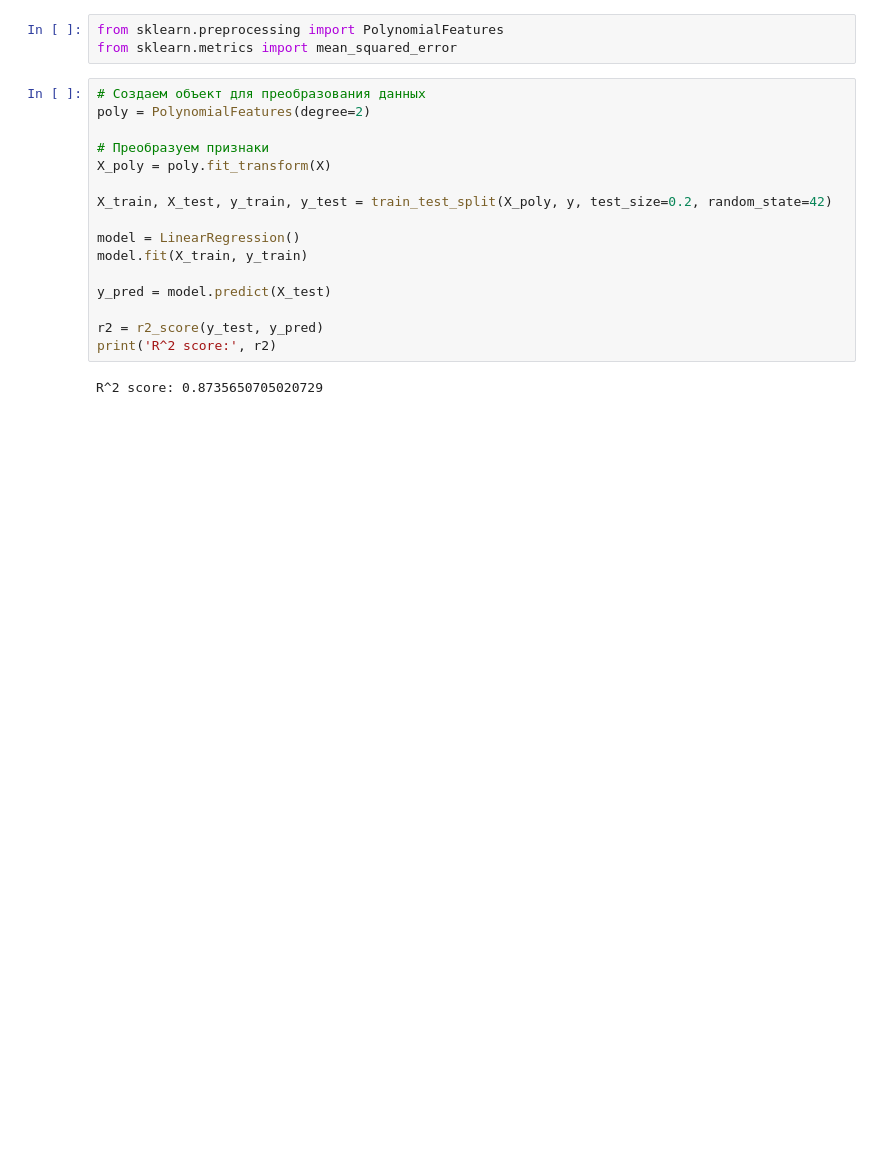
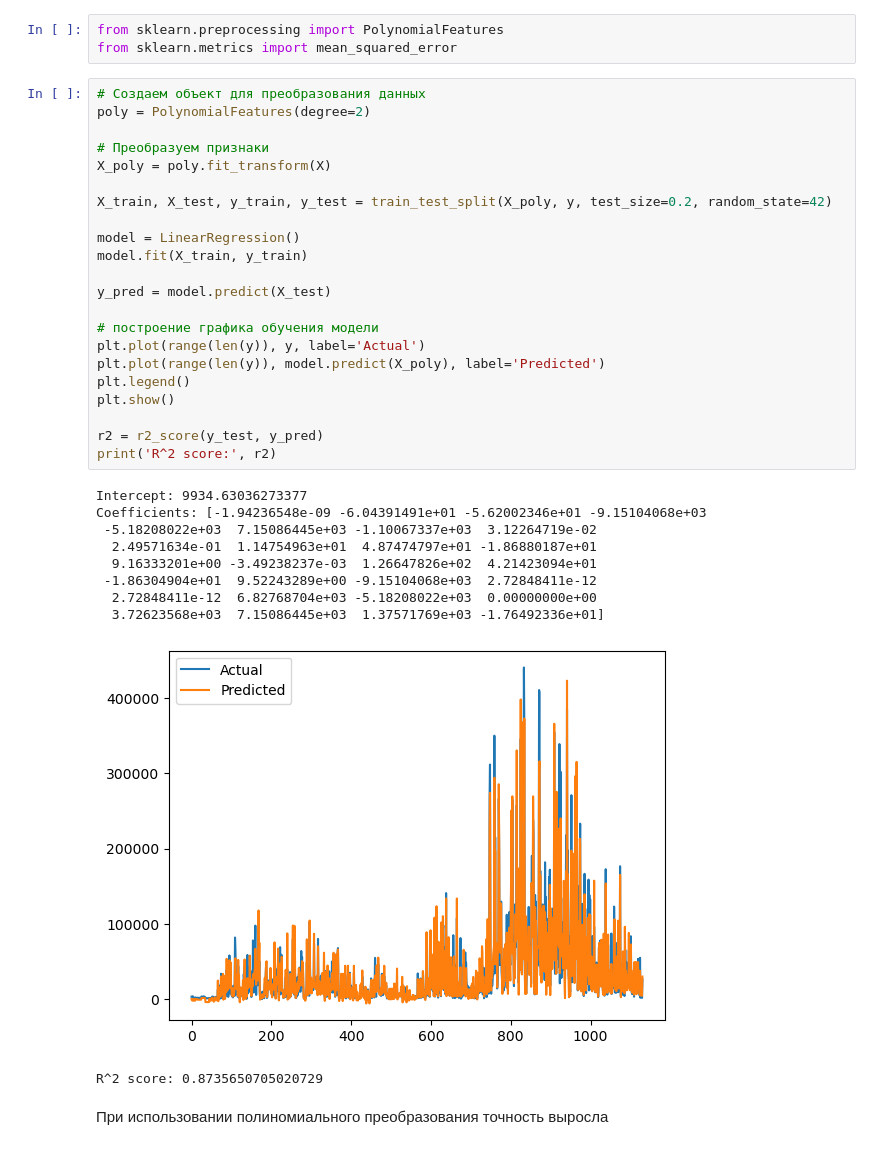
Before and after one commit to omutninsk/load_model, a Jupyter notebook: model.ipynb, the cells around one changed output. Drawn from its saved outputs; the diff is of its cells as text; blank space fills up the shorter version.

```diff
--- a/model.ipynb
+++ b/model.ipynb
@@ -221,18 +237,35 @@ from sklearn.metrics import mean_squared_error
 # %%
 # Создаем объект для преобразования данных
 poly = PolynomialFeatures(degree=2)
 
 # Преобразуем признаки
 X_poly = poly.fit_transform(X)
 
 X_train, X_test, y_train, y_test = train_test_split(X_poly, y, test_size=0.2, random_state=42)
 
 model = LinearRegression()
 model.fit(X_train, y_train)
 
 y_pred = model.predict(X_test)
 
+# построение графика обучения модели
+plt.plot(range(len(y)), y, label='Actual')
+plt.plot(range(len(y)), model.predict(X_poly), label='Predicted')
+plt.legend()
+plt.show()
+
 r2 = r2_score(y_test, y_pred)
 print('R^2 score:', r2)
 # %% [output]
-R^2 score: 0.8735650705020729
+Intercept: 9934.63036273377
+Coefficients: [-1.94236548e-09 -6.04391491e+01 -5.62002346e+01 -9.15104068e+03
+ -5.18208022e+03  7.15086445e+03 -1.10067337e+03  3.12264719e-02
+  2.49571634e-01  1.14754963e+01  4.87474797e+01 -1.86880187e+01
+  9.16333201e+00 -3.49238237e-03  1.26647826e+02  4.21423094e+01
+ -1.86304904e+01  9.52243289e+00 -9.15104068e+03  2.72848411e-12
+  2.72848411e-12  6.82768704e+03 -5.18208022e+03  0.00000000e+00
+  3.72623568e+03  7.15086445e+03  1.37571769e+03 -1.76492336e+01]
+[figure, added]
+R^2 score: 0.8735650705020729
+# %% [markdown]
+При использовании  полиномиального преобразования точность выросла
```
Also changed, not shown: parts of 5 cells of this notebook.
